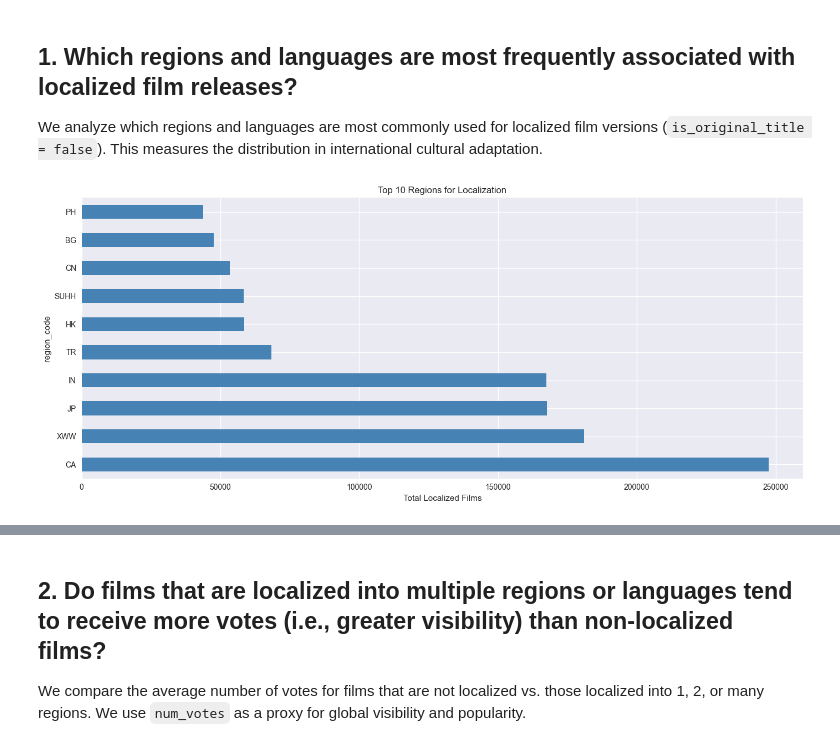
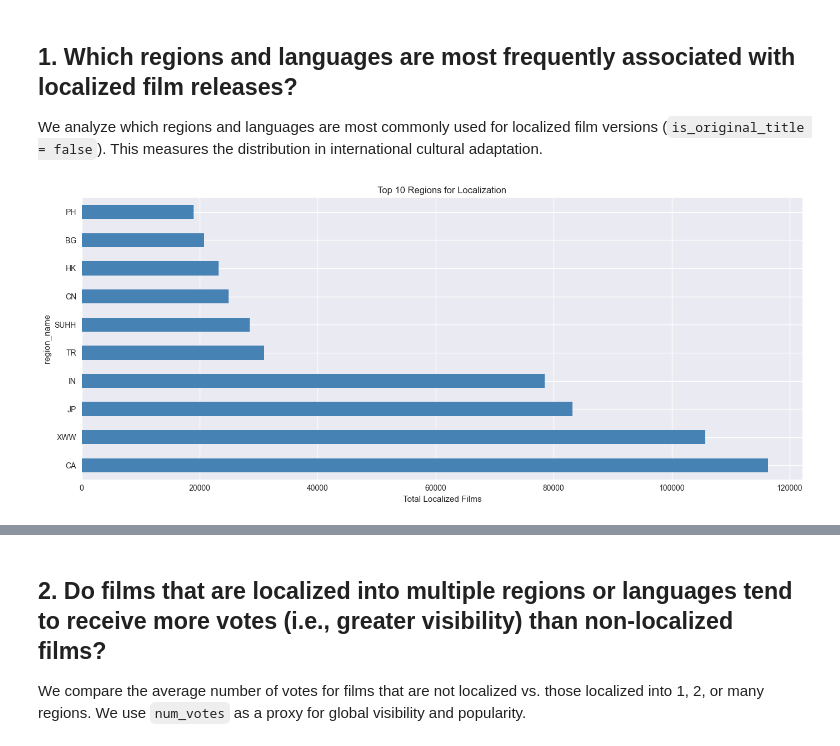
Before and after one commit to lonebono/STADVDBMCO1, a Jupyter notebook: notebook/STADVDB-MCO1-Group10-OLAP.ipynb, the cells around one changed output, grey strips where cells are left out. Drawn from its saved outputs; the diff is of its cells as text; code cells hidden in the pictures.

```diff
--- a/notebook/STADVDB-MCO1-Group10-OLAP.ipynb
+++ b/notebook/STADVDB-MCO1-Group10-OLAP.ipynb
@@ -76,26 +34,32 @@ Denormalized table created and indexed successfully.
 We analyze which regions and languages are most commonly used for localized film versions (`is_original_title = false`). This measures the distribution in international cultural adaptation.
 # %%
 query1 = """
-SELECT region_code, language_code, COUNT(*) AS localized_count
-FROM dwh.fact_film_version_denorm
-WHERE is_original_title = FALSE
-  AND region_code != 'UNK'
-  AND language_code != 'UNK'
-GROUP BY region_code, language_code
-ORDER BY localized_count DESC;
+SELECT
+    r.region_code AS region_name,
+    l.language_code AS language_name,
+    COUNT(*) AS localized_count
+FROM dwh.fact_film_version f
+JOIN dwh.dim_region r ON f.region_id = r.region_id
+JOIN dwh.dim_language l ON f.language_id = l.language_id
+WHERE f.is_original_title = FALSE
+  AND r.region_code != 'UNK'
+  AND l.language_code != 'UNK'
+GROUP BY r.region_code, l.language_code
+ORDER BY localized_count DESC
+LIMIT 20;
 """
 
 df1 = pd.read_sql(query1, engine)
 
-top_regions = df1.groupby('region_code')['localized_count'].sum().nlargest(10)
+top_regions = df1.groupby('region_name')['localized_count'].sum().nlargest(10)
 
 fig, ax = plt.subplots(1, figsize=(14, 6))
 
 top_regions.plot(kind='barh', ax=ax, color='steelblue')
 ax.set_title('Top 10 Regions for Localization')
 ax.set_xlabel('Total Localized Films')
 
 plt.tight_layout()
 plt.show()
 # %% [output]
-[figure, old version]
+[figure, new version]
```
Also changed, not shown: parts of 10 cells of this notebook.
